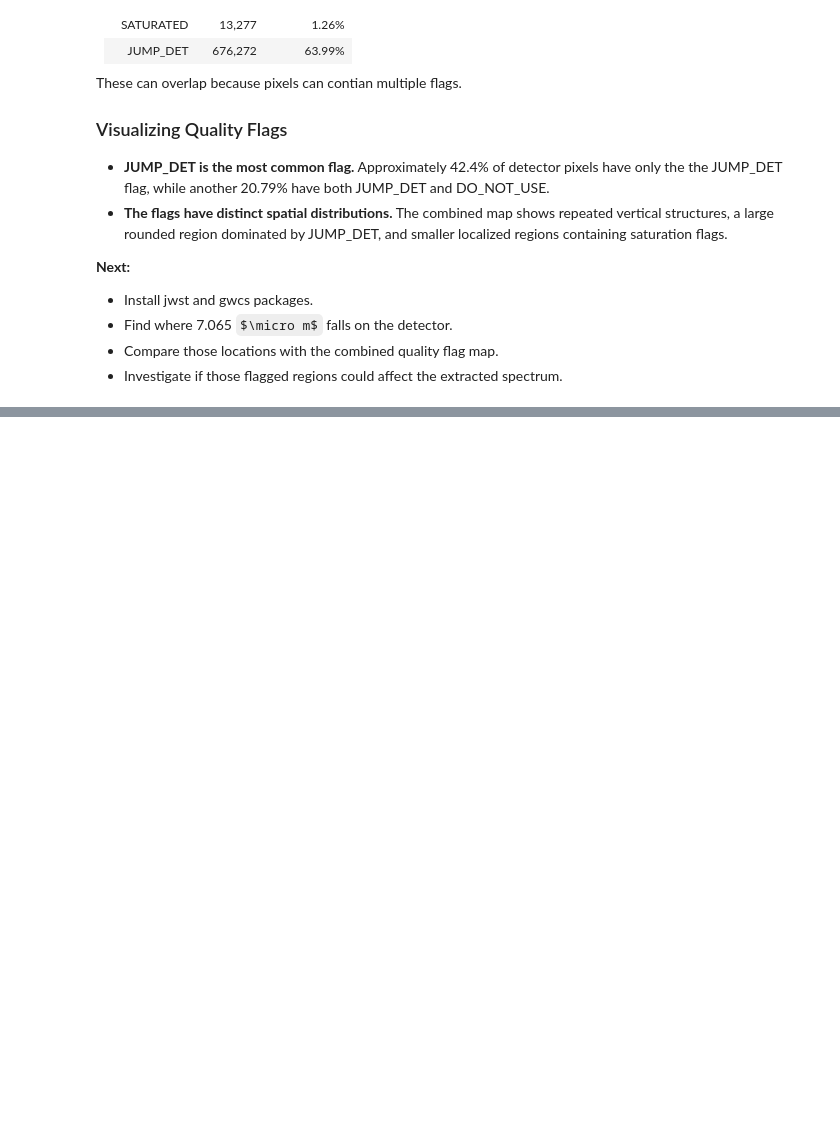
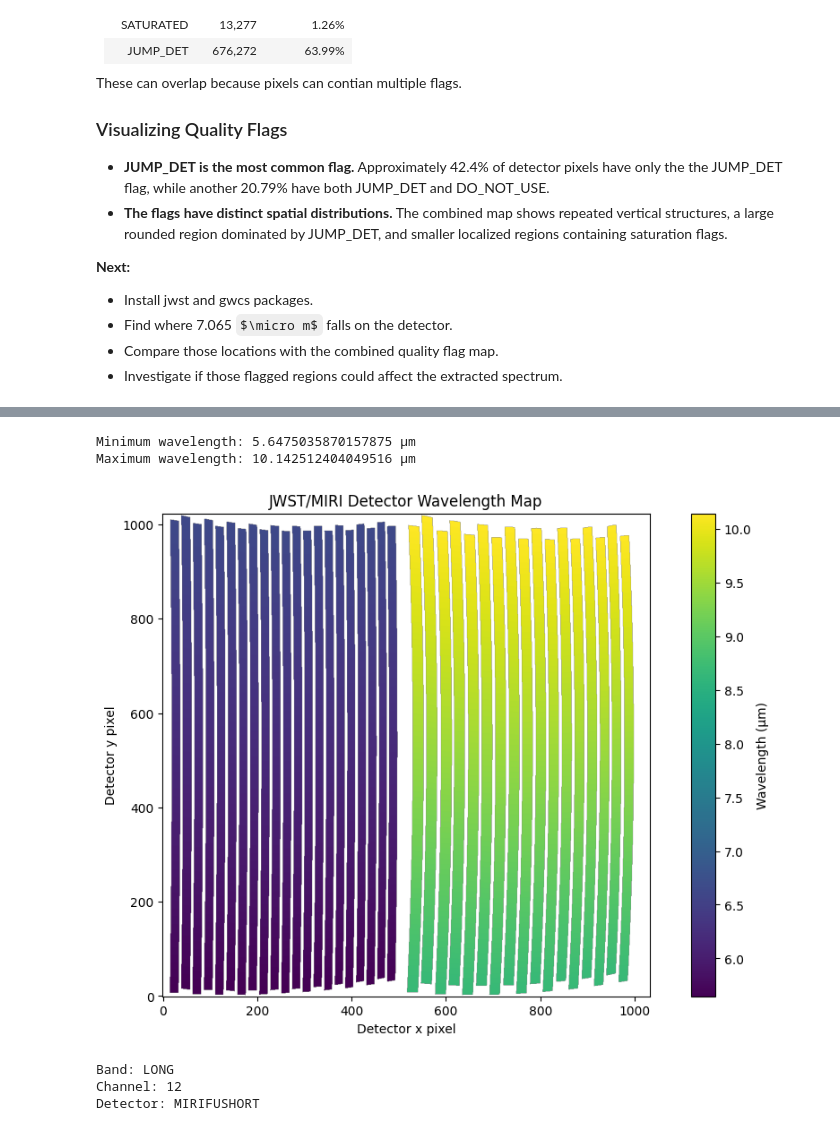
Before and after one commit to andersonava2626/jwst-miri-ml-quality-control, a Jupyter notebook: 01_irs3_data_exploration.ipynb, the cells around one changed output, grey strips where cells are left out. Cells and saved outputs as stored; diff of their text form; code cells hidden in the pictures; some formulas as TeX source; blank space fills up the shorter version.

Commit message:
FINISHED DATA EXPLORATION

```diff
--- a/01_irs3_data_exploration.ipynb
+++ b/01_irs3_data_exploration.ipynb
@@ -885,0 +906,12 @@ These can overlap because pixels can contian multiple flags.
+# %%
+from jwst import datamodels
+import numpy as np
+
+with datamodels.open(cal_file) as model:
+    wcs = model.meta.wcs
+
+    print("WCS bounding box:")
+    print(wcs.bounding_box)
+
+    print("\nWCS output axes:")
+    print(wcs.output_frame)
@@ -885,0 +931,54 @@ These can overlap because pixels can contian multiple flags.
+# %%
+from jwst import datamodels
+import numpy as np
+import matplotlib.pyplot as plt
+
+with datamodels.open(cal_file) as model:
+    wcs = model.meta.wcs
+
+    # Detector dimensions
+    ny, nx = model.data.shape
+
+    # Create coordinates for every detector pixel
+    y, x = np.indices((ny, nx))
+
+    # Convert detector pixels into world coordinates
+    ra, dec, wavelength = wcs(x, y)
+
+# Identify pixels with valid wavelength values
+valid = np.isfinite(wavelength)
+
+print("Minimum wavelength:", np.min(wavelength[valid]), "μm")
+print("Maximum wavelength:", np.max(wavelength[valid]), "μm")
+
+# Plot the detector wavelength map
+plt.figure(figsize=(12, 7))
+
+plt.imshow(
+    wavelength,
+    origin="lower",
+    cmap="viridis"
+)
+
+plt.colorbar(label="Wavelength (μm)")
+plt.xlabel("Detector x pixel")
+plt.ylabel("Detector y pixel")
+plt.title("JWST/MIRI Detector Wavelength Map")
+
+plt.show()
+# %% [output]
+Minimum wavelength: 5.6475035870157875 μm
+Maximum wavelength: 10.142512404049516 μm
+[figure, added]
+# %%
+from astropy.io import fits
+
+with fits.open("data/IRS3/jw01266009001_02101_00001_mirifushort_cal.fits") as hdul:
+    h = hdul[0].header
+    print("Band:", h.get("BAND"))
+    print("Channel:", h.get("CHANNEL"))
+    print("Detector:", h.get("DETECTOR"))
+# %% [output]
+Band: LONG
+Channel: 12
+Detector: MIRIFUSHORT
```
Also changed, not shown: parts of 10 cells of this notebook.
